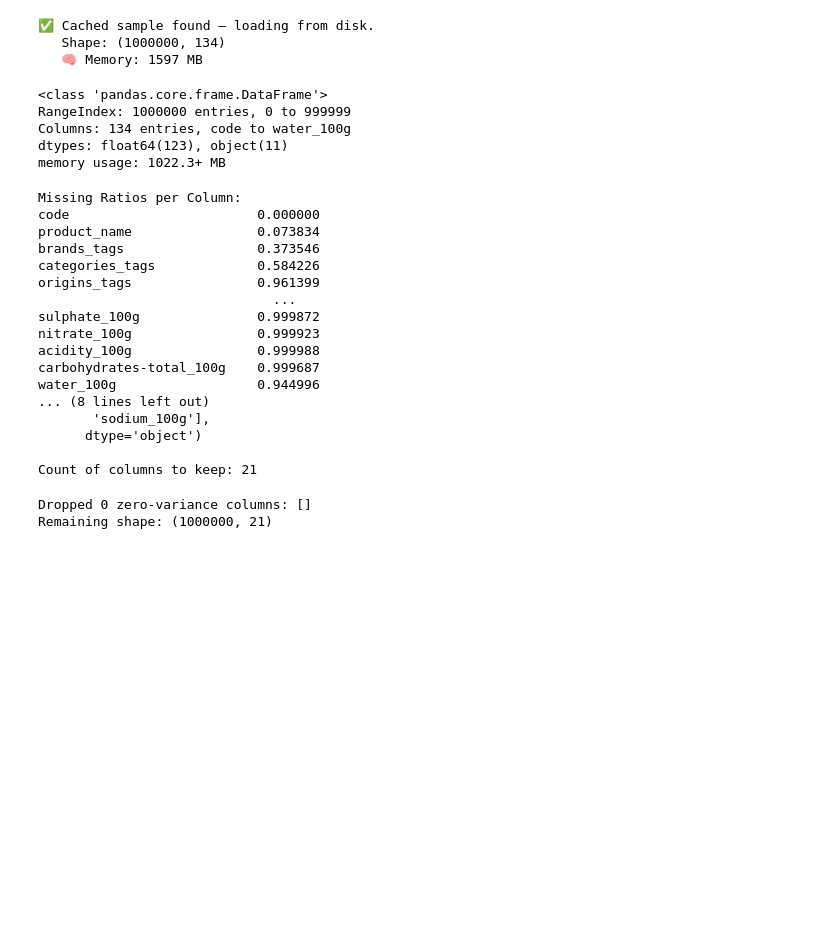
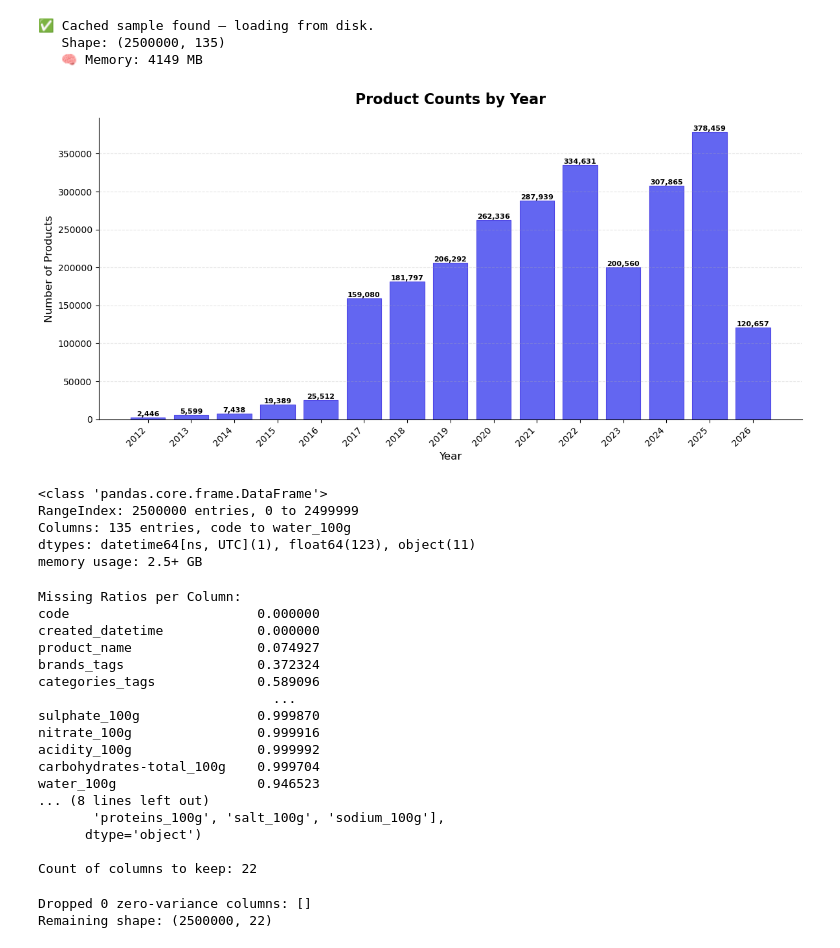
Before and after one commit to ishola-faazele/market-gap-analysis, a Jupyter notebook: notebooks/analysis.ipynb, the cells around one changed output. Cells and saved outputs as stored; diff of their text form; code cells hidden in the pictures; blank space fills up the shorter version.

Commit message:
feat: increase sample size to 2.5M and optimize streaming loop to read full file

```diff
--- a/notebooks/analysis.ipynb
+++ b/notebooks/analysis.ipynb
@@ -23,48 +20,50 @@ df = load_or_sample(
     filepath="/home/ishola/codetopia/mga/raw-data/openfoodfacts.csv",
     output_csv="/home/ishola/codetopia/mga/raw-data/openfoodfacts_sample.csv",
     output_meta="/home/ishola/codetopia/mga/raw-data/openfoodfacts_sample_meta.json",
-    sample_size=1_000_000,
+    sample_size=2_500_000,
     seed=42,
     chunk_size=25_000,
 )
 # %% [output]
 ✅ Cached sample found — loading from disk.
-   Shape: (1000000, 134)
-   🧠 Memory: 1597 MB
+   Shape: (2500000, 135)
+   🧠 Memory: 4149 MB
 # %%
 
-# df['created_datetime'] = pd.to_datetime(df['created_datetime'], errors='coerce')
+df['created_datetime'] = pd.to_datetime(df['created_datetime'], errors='coerce')
 
-# yearly_counts = df['created_datetime'].dt.year.value_counts().sort_index()
+yearly_counts = df['created_datetime'].dt.year.value_counts().sort_index()
 
-# fig, ax = plt.subplots(figsize=(12, 6))
-# bars = ax.bar(yearly_counts.index.astype(int), yearly_counts.values,
-#               color='#6366f1', edgecolor='#4f46e5', linewidth=0.8)
+fig, ax = plt.subplots(figsize=(12, 6))
+bars = ax.bar(yearly_counts.index.astype(int), yearly_counts.values,
+              color='#6366f1', edgecolor='#4f46e5', linewidth=0.8)
 
-# # Annotate bars
-# for bar in bars:
-#     height = bar.get_height()
-#     ax.text(bar.get_x() + bar.get_width() / 2, height,
-#             f'{int(height):,}', ha='center', va='bottom', fontsize=8, fontweight='bold')
+# Annotate bars
+for bar in bars:
+    height = bar.get_height()
+    ax.text(bar.get_x() + bar.get_width() / 2, height,
+            f'{int(height):,}', ha='center', va='bottom', fontsize=8, fontweight='bold')
 
-# ax.set_title('Product Counts by Year', fontsize=16, fontweight='bold', pad=15)
-# ax.set_xlabel('Year', fontsize=12)
-# ax.set_ylabel('Number of Products', fontsize=12)
-# ax.set_xticks(yearly_counts.index.astype(int))
-# ax.set_xticklabels(yearly_counts.index.astype(int), rotation=45, ha='right')
-# ax.grid(axis='y', alpha=0.3, linestyle='--')
-# ax.spines[['top', 'right']].set_visible(False)
+ax.set_title('Product Counts by Year', fontsize=16, fontweight='bold', pad=15)
+ax.set_xlabel('Year', fontsize=12)
+ax.set_ylabel('Number of Products', fontsize=12)
+ax.set_xticks(yearly_counts.index.astype(int))
+ax.set_xticklabels(yearly_counts.index.astype(int), rotation=45, ha='right')
+ax.grid(axis='y', alpha=0.3, linestyle='--')
+ax.spines[['top', 'right']].set_visible(False)
 
-# plt.tight_layout()
-# plt.show()
+plt.tight_layout()
+plt.show()
+# %% [output]
+[figure, added]
 # %%
 df.info()
 # %% [output]
 <class 'pandas.core.frame.DataFrame'>
-RangeIndex: 1000000 entries, 0 to 999999
-Columns: 134 entries, code to water_100g
-dtypes: float64(123), object(11)
-memory usage: 1022.3+ MB
+RangeIndex: 2500000 entries, 0 to 2499999
+Columns: 135 entries, code to water_100g
+dtypes: datetime64[ns, UTC](1), float64(123), object(11)
+memory usage: 2.5+ GB
 # %%
 # 1. Calculate missing ratio for each column
 missing_ratio = df.isnull().mean()
@@ -86,21 +85,21 @@ print(f"\nCount of columns to keep: {df_without_missing.shape[1]}")
 # %% [output]
 Missing Ratios per Column:
 code                        0.000000
-product_name                0.073834
-brands_tags                 0.373546
-categories_tags             0.584226
-origins_tags                0.961399
+created_datetime            0.000000
+product_name                0.074927
+brands_tags                 0.372324
+categories_tags             0.589096
                               ...
-sulphate_100g               0.999872
-nitrate_100g                0.999923
-acidity_100g                0.999988
-carbohydrates-total_100g    0.999687
-water_100g                  0.944996
+sulphate_100g               0.999870
+nitrate_100g                0.999916
+acidity_100g                0.999992
+carbohydrates-total_100g    0.999704
+water_100g                  0.946523
 ... (8 lines left out)
-       'sodium_100g'],
+       'proteins_100g', 'salt_100g', 'sodium_100g'],
       dtype='object')
 
-Count of columns to keep: 21
+Count of columns to keep: 22
 # %%
 # Dropping columns with 0 variance
 
@@ -120,7 +119,7 @@ print(f"Dropped {len(cols_to_drop)} zero-variance columns: {cols_to_drop}")
 print(f"Remaining shape: {df_without_missing.shape}")
 # %% [output]
 Dropped 0 zero-variance columns: []
-Remaining shape: (1000000, 21)
+Remaining shape: (2500000, 22)
 # %%
 # ── Domain-aware redundancy removal
 safe_to_drop = [
```
Also changed, not shown: parts of 19 cells of this notebook, 1 other file.
